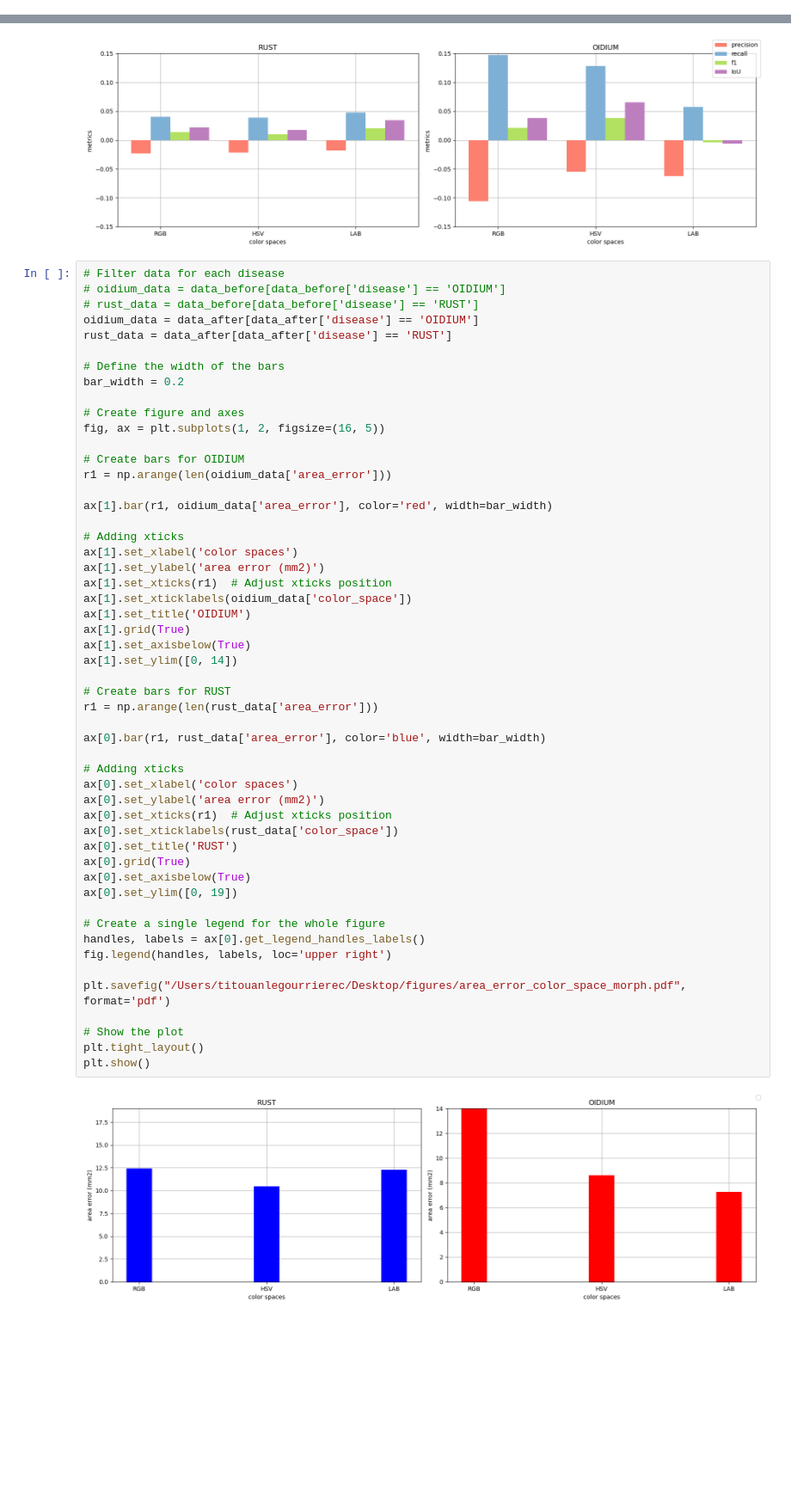
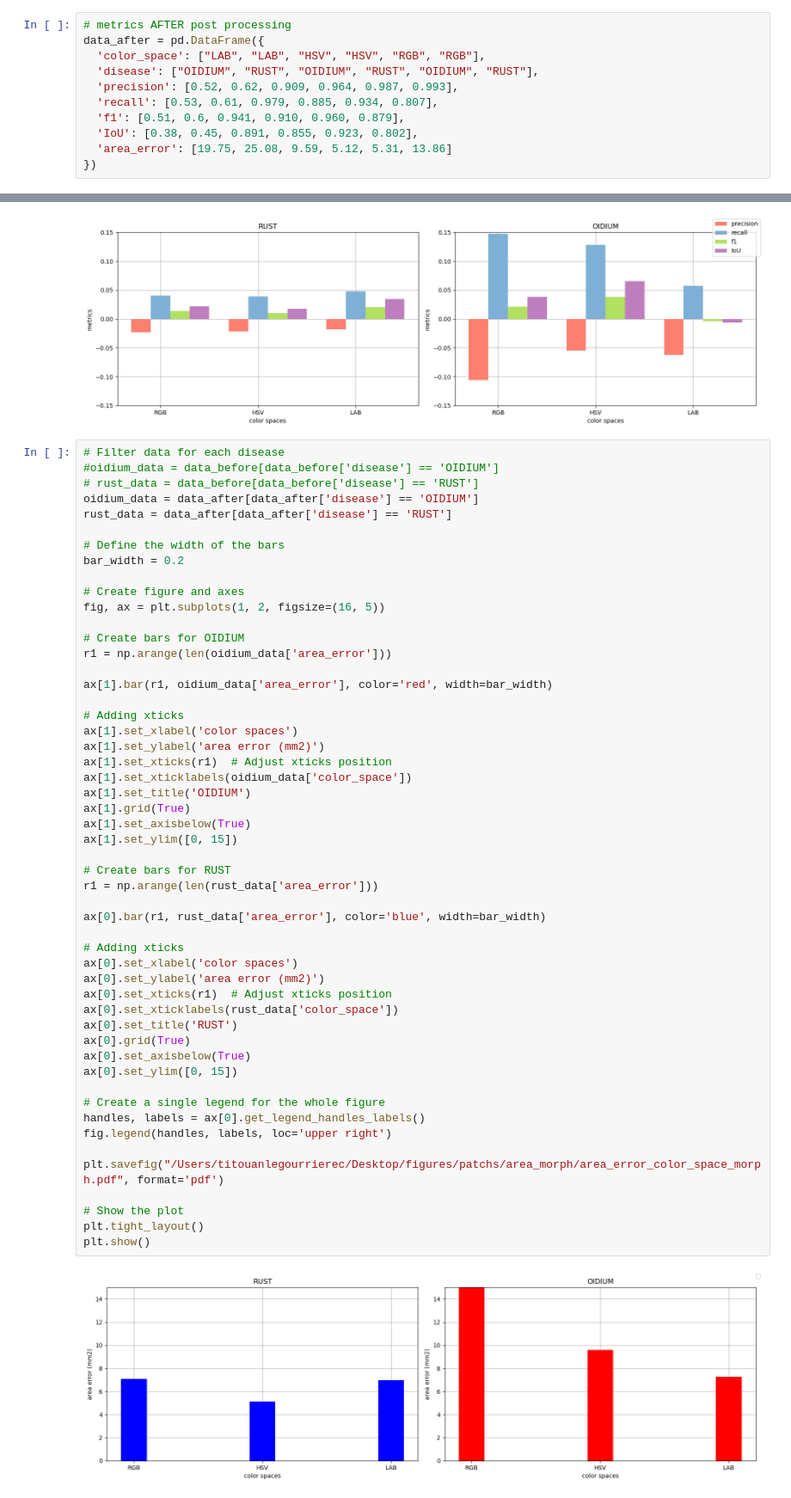
Before and after one commit to titouanlegourrierec/Leaf_Disease_Segmentation, a Jupyter notebook: model_evaluation/metrics.ipynb, the cells around one changed output, grey strips where cells are left out. Shown at 86% size. Saved outputs shown, nothing was run; the diff lists cells and outputs as text; blank space fills up the shorter version.

```diff
--- a/model_evaluation/metrics.ipynb
+++ b/model_evaluation/metrics.ipynb
@@ -1082,3 +1260,14 @@ diff_data
+# %%
+# metrics AFTER post processing
+data_after = pd.DataFrame({
+  'color_space': ["LAB", "LAB", "HSV", "HSV", "RGB", "RGB"],
+  'disease': ["OIDIUM", "RUST", "OIDIUM", "RUST", "OIDIUM", "RUST"],
+  'precision': [0.52, 0.62, 0.909, 0.964, 0.987, 0.993],
+  'recall': [0.53, 0.61, 0.979, 0.885, 0.934, 0.807],
+  'f1': [0.51, 0.6, 0.941, 0.910, 0.960, 0.879],
+  'IoU': [0.38, 0.45, 0.891, 0.855, 0.923, 0.802],
+  'area_error': [19.75, 25.08, 9.59, 5.12, 5.31, 13.86]
+})
 # %%
 # Filter data for each disease
 #oidium_data = data_before[data_before['disease'] == 'OIDIUM']
@@ -1209,7 +1466,7 @@ plt.show()
 [figure]
 # %%
 # Filter data for each disease
-# oidium_data = data_before[data_before['disease'] == 'OIDIUM']
+#oidium_data = data_before[data_before['disease'] == 'OIDIUM']
 # rust_data = data_before[data_before['disease'] == 'RUST']
 oidium_data = data_after[data_after['disease'] == 'OIDIUM']
 rust_data = data_after[data_after['disease'] == 'RUST']
@@ -1230,34 +1487,34 @@ ax[1].set_xlabel('color spaces')
 ax[1].set_ylabel('area error (mm2)')
 ax[1].set_xticks(r1)  # Adjust xticks position
 ax[1].set_xticklabels(oidium_data['color_space'])
 ax[1].set_title('OIDIUM')
 ax[1].grid(True)
 ax[1].set_axisbelow(True)
-ax[1].set_ylim([0, 14])
+ax[1].set_ylim([0, 15])
 
 # Create bars for RUST
 r1 = np.arange(len(rust_data['area_error']))
 
 ax[0].bar(r1, rust_data['area_error'], color='blue', width=bar_width)
 
 # Adding xticks
 ax[0].set_xlabel('color spaces')
 ax[0].set_ylabel('area error (mm2)')
 ax[0].set_xticks(r1)  # Adjust xticks position
 ax[0].set_xticklabels(rust_data['color_space'])
 ax[0].set_title('RUST')
 ax[0].grid(True)
 ax[0].set_axisbelow(True)
-ax[0].set_ylim([0, 19])
+ax[0].set_ylim([0, 15])
 
 # Create a single legend for the whole figure
 handles, labels = ax[0].get_legend_handles_labels()
 fig.legend(handles, labels, loc='upper right')
 
-plt.savefig("/Users/titouanlegourrierec/Desktop/figures/area_error_color_space_morph.pdf", format='pdf')
+plt.savefig("/Users/titouanlegourrierec/Desktop/figures/patchs/area_morph/area_error_color_space_morph.pdf", format='pdf')
 
 # Show the plot
 plt.tight_layout()
 plt.show()
 # %% [output]
-[figure, old version]
+[figure, new version]
```
Also changed, not shown: parts of 15 cells of this notebook, 2 other files.
